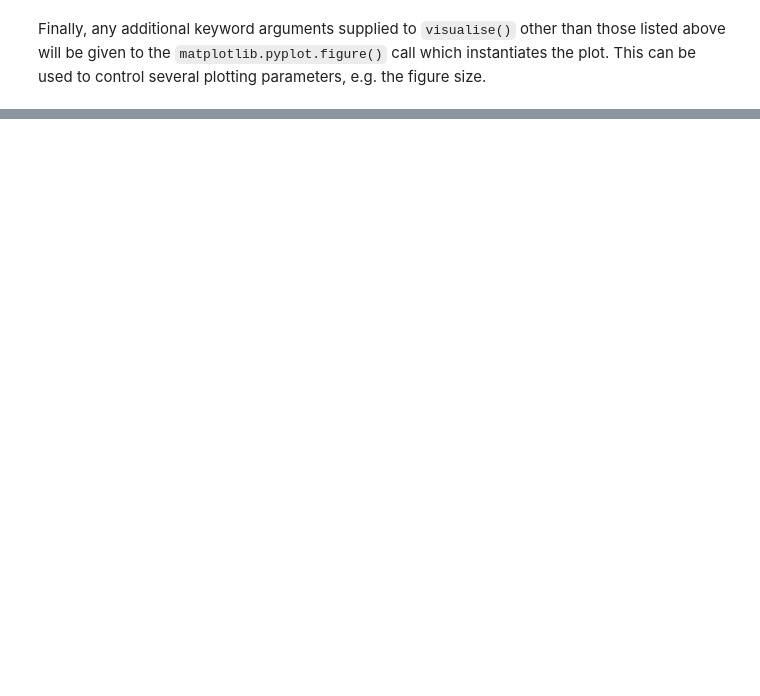
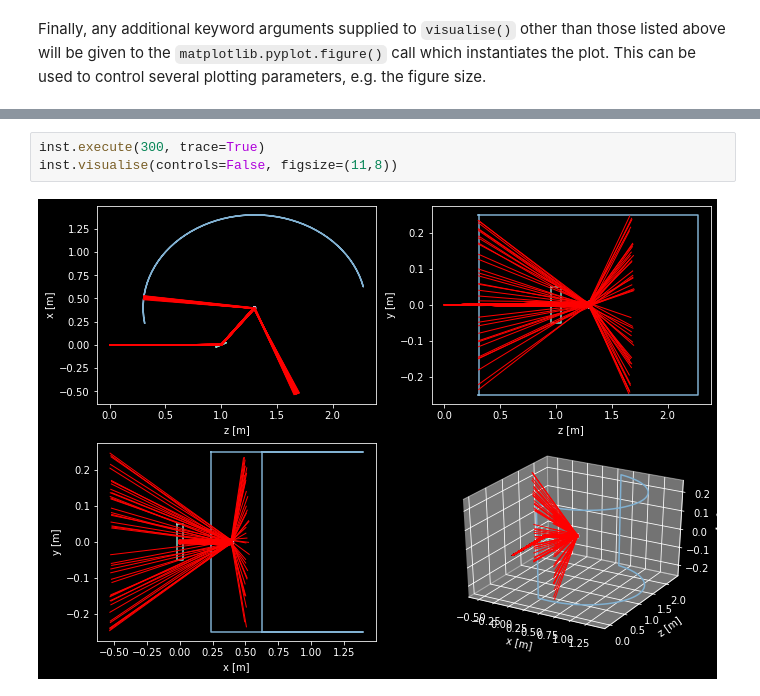
Before and after one commit to gcassella/RAMP, a Jupyter notebook: doc/user/visualisation.ipynb, the cells around one changed output, grey strips where cells are left out. Cells and saved outputs as stored; diff of their text form; blank space fills up the shorter version.

Commit message:
Created trace functionality + doc

```diff
--- a/doc/user/visualisation.ipynb
+++ b/doc/user/visualisation.ipynb
@@ -54,0 +86,5 @@ inst.visualise(controls=False, focus='Sample', xlim=[-0.5, 0.5], figsize=(11, 8)
+# %%
+inst.execute(300, trace=True)
+inst.visualise(controls=False, figsize=(11,8))
+# %% [output]
+[figure, added]
```
Also changed, not shown: parts of 7 cells of this notebook, 3 other files.
